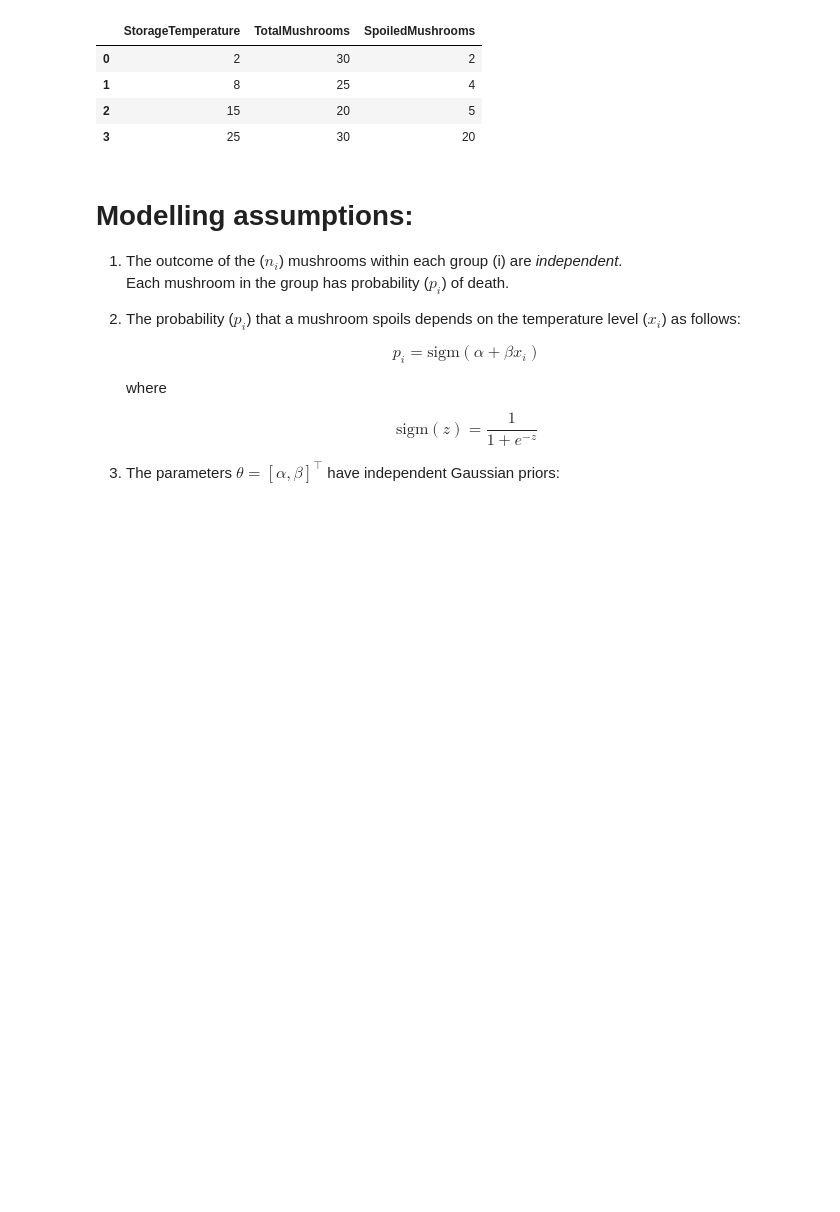
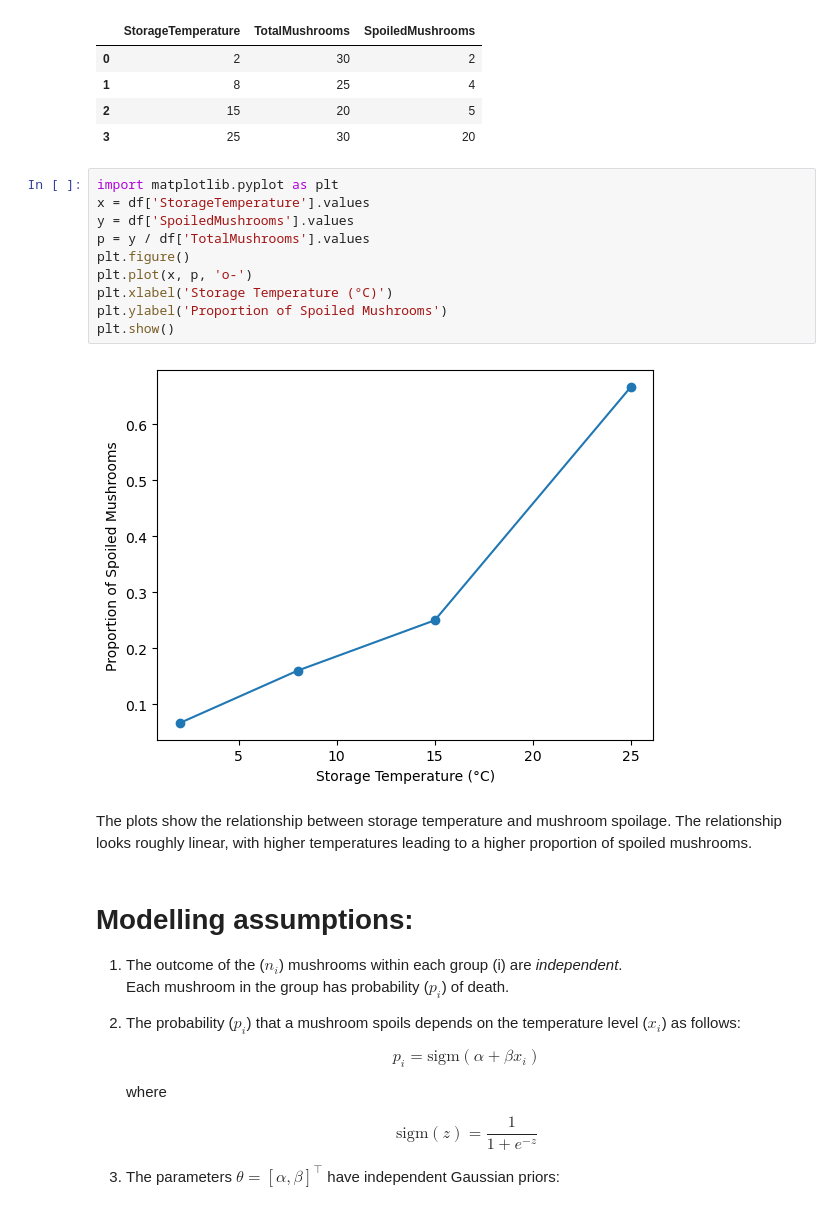
Before and after one commit to FedericoGritti/probabilistic_mushroom_spoilage_model, a Jupyter notebook: carnio_gritti.ipynb, the cells around one changed output. Drawn from its saved outputs; the diff is of its cells as text; blank space fills up the shorter version.

Commit message:
fixed likelyhood and log and added charts

```diff
--- a/carnio_gritti.ipynb
+++ b/carnio_gritti.ipynb
@@ -14,6 +14,20 @@ df
 | 1 | 8 | 25 | 4 |
 | 2 | 15 | 20 | 5 |
 | 3 | 25 | 30 | 20 |
+# %%
+import matplotlib.pyplot as plt
+x = df['StorageTemperature'].values
+y = df['SpoiledMushrooms'].values
+p = y / df['TotalMushrooms'].values
+plt.figure()
+plt.plot(x, p, 'o-')
+plt.xlabel('Storage Temperature (°C)')
+plt.ylabel('Proportion of Spoiled Mushrooms')
+plt.show()
+# %% [output]
+[figure, added]
+# %% [markdown]
+The plots show the relationship between storage temperature and mushroom spoilage. The relationship looks roughly linear, with higher temperatures leading to a higher proportion of spoiled mushrooms.
 # %% [markdown]
 # Modelling assumptions:
 1. The outcome of the \($n_i$\) mushrooms within each group \(i\) are *independent*.
```
Also changed, not shown: parts of 18 cells of this notebook.
